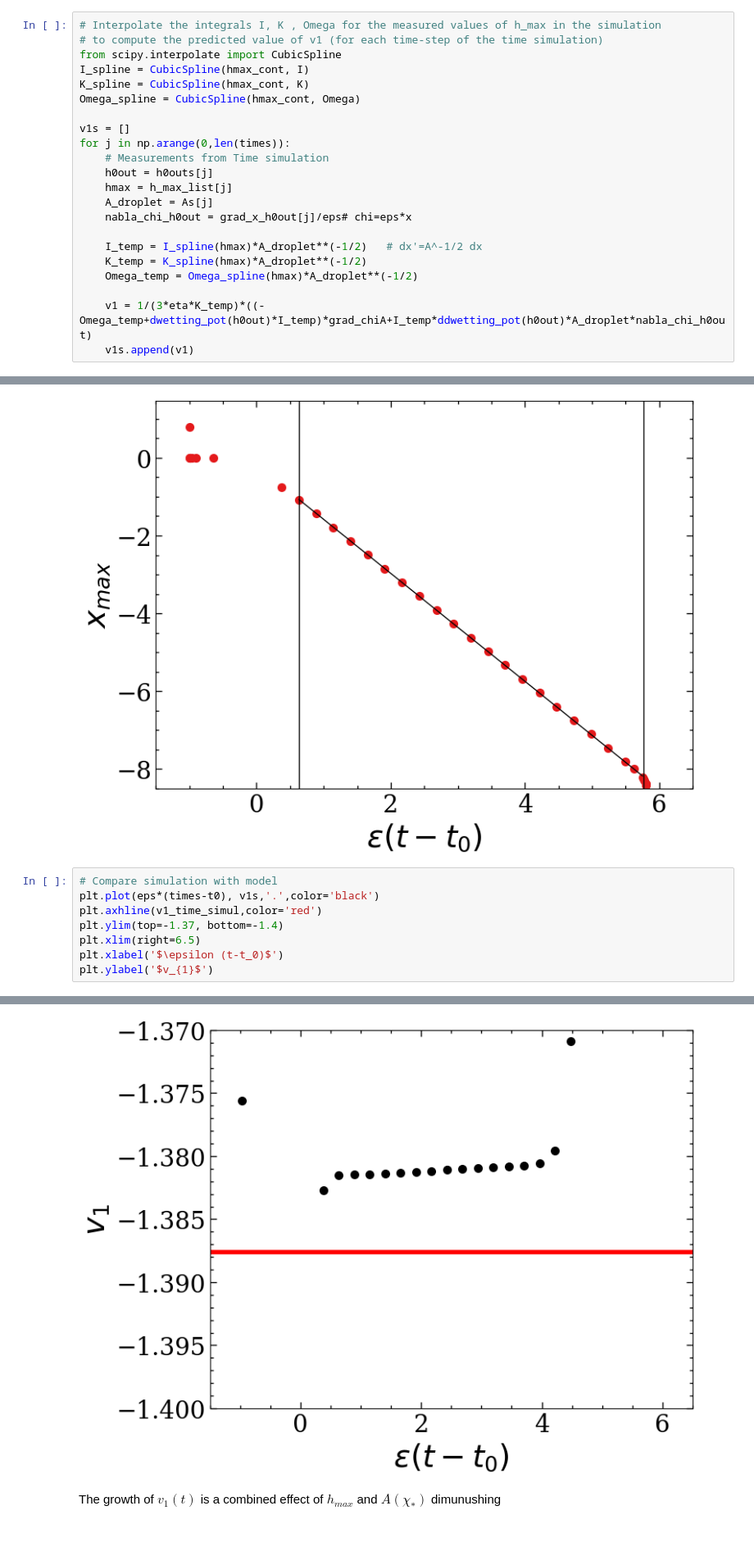
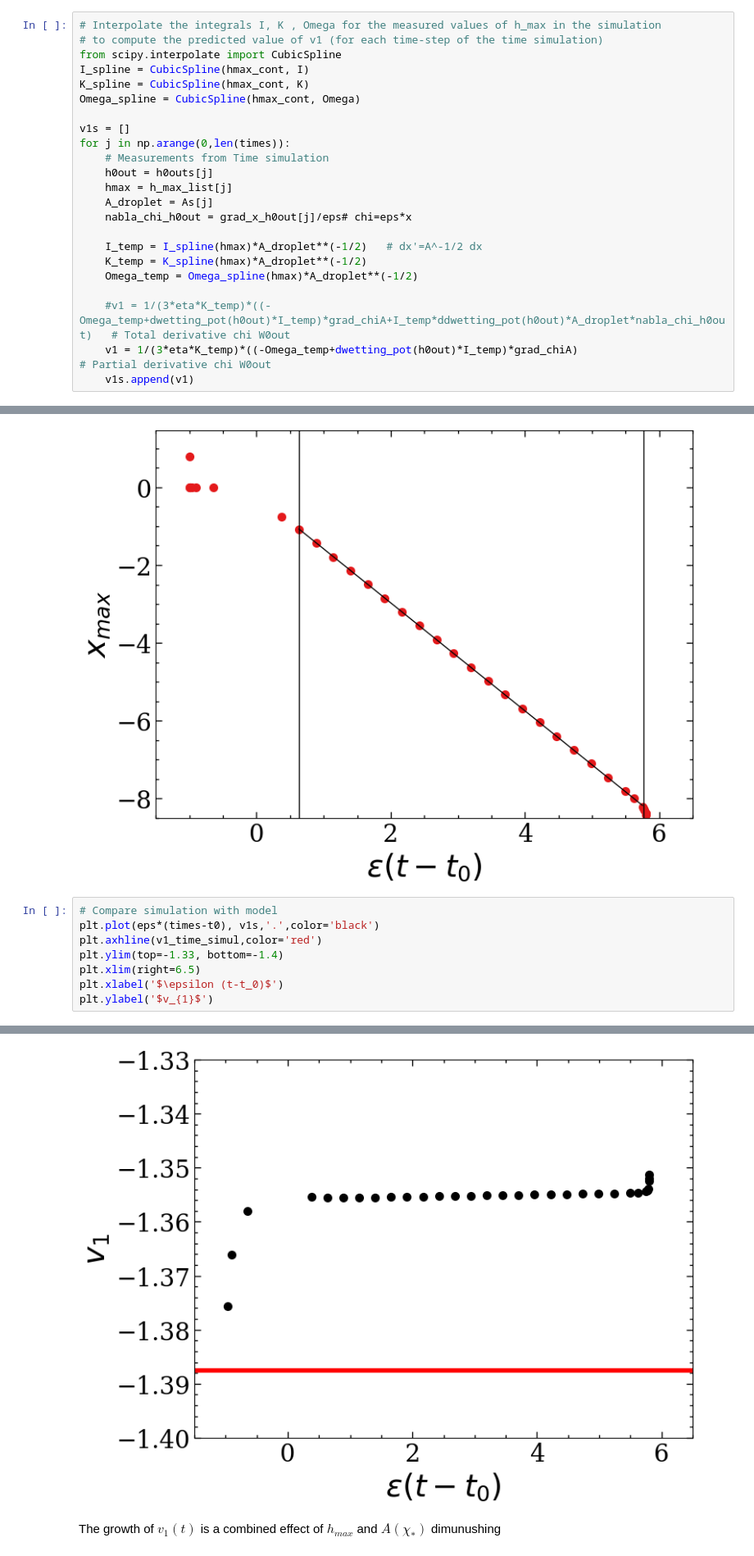
Before and after one commit to suanno/drop-dynamics, a Jupyter notebook: 1D/validation.ipynb, the cells around one changed output, grey strips where cells are left out. Shown at 82% size. Drawn from its saved outputs; the diff is of its cells as text.

Commit message:
Validated 1D model with partial derivative respect to chi instead of total

```diff
--- a/1D/validation.ipynb
+++ b/1D/validation.ipynb
@@ -198,7 +198,8 @@ for j in np.arange(0,len(times)):
     K_temp = K_spline(hmax)*A_droplet**(-1/2)
     Omega_temp = Omega_spline(hmax)*A_droplet**(-1/2)
 
-    v1 = 1/(3*eta*K_temp)*((-Omega_temp+dwetting_pot(h0out)*I_temp)*grad_chiA+I_temp*ddwetting_pot(h0out)*A_droplet*nabla_chi_h0out)
+    #v1 = 1/(3*eta*K_temp)*((-Omega_temp+dwetting_pot(h0out)*I_temp)*grad_chiA+I_temp*ddwetting_pot(h0out)*A_droplet*nabla_chi_h0out)   # Total derivative chi W0out
+    v1 = 1/(3*eta*K_temp)*((-Omega_temp+dwetting_pot(h0out)*I_temp)*grad_chiA)                                                          # Partial derivative chi W0out
     v1s.append(v1)
 # %% [markdown]
 # Validation of the model
@@ -229,14 +230,14 @@ Text(0, 0.5, '$x_{max}$')
 # %%
 # Compare simulation with model
 plt.plot(eps*(times-t0), v1s,'.',color='black')
 plt.axhline(v1_time_simul,color='red')
-plt.ylim(top=-1.37, bottom=-1.4)
+plt.ylim(top=-1.33, bottom=-1.4)
 plt.xlim(right=6.5)
 plt.xlabel('$\epsilon (t-t_0)$')
 plt.ylabel('$v_{1}$')
 # %% [output]
 Text(0, 0.5, '$v_{1}$')
-[figure, old version]
+[figure, new version]
 # %% [markdown]
 The growth of $v_1(t)$ is a combined effect of $h_{max}$ and $A(\chi_*)$ dimunushing
 # %%
```
Also changed, not shown: parts of 1 cell of this notebook.
